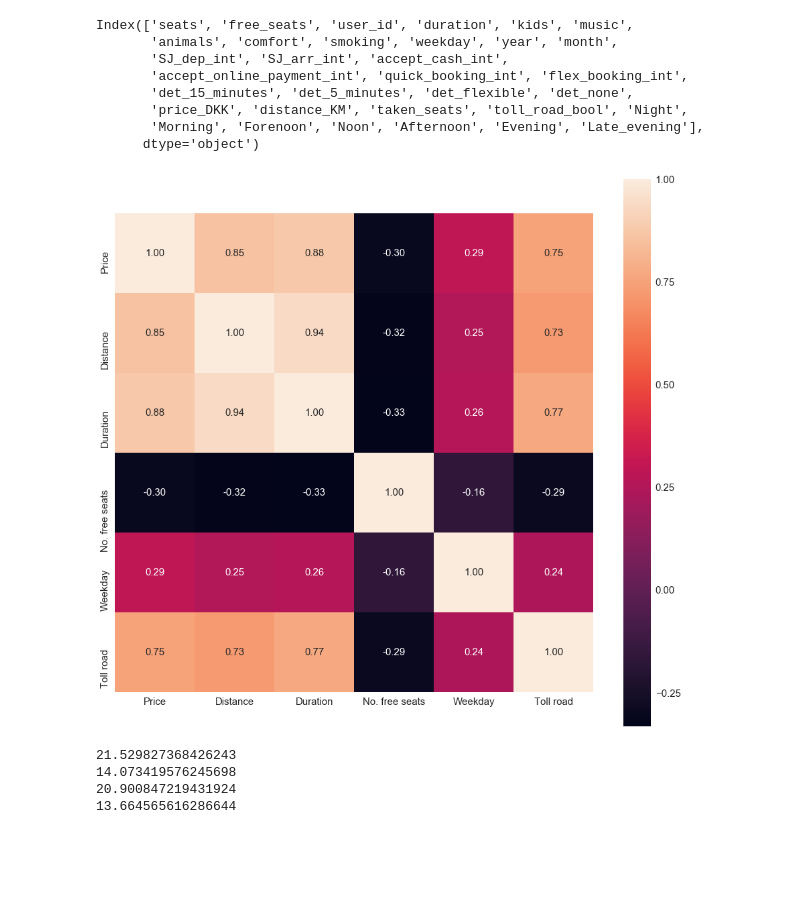
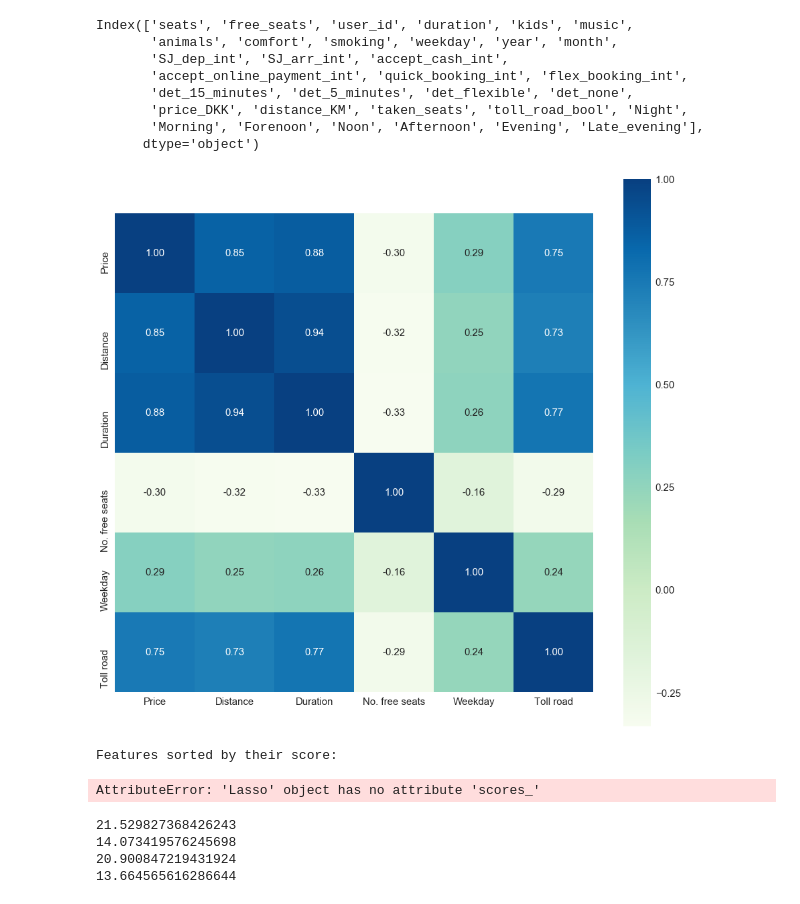
Before and after one commit to VictoriaHundevad/Social-Data-Science-Group-8, a Jupyter notebook: Machine Learning on final data.ipynb, the cells around one changed output. Saved outputs shown, nothing was run; the diff lists cells and outputs as text; code cells hidden in the pictures; blank space fills up the shorter version.

```diff
--- a/Machine Learning on final data.ipynb
+++ b/Machine Learning on final data.ipynb
@@ -2,7 +2,7 @@
 # Machine Learning, GoMore
 # %%
 import pandas as pd
-df = pd.read_csv('GoMore_Data_DK_270818.csv', sep=',', low_memory=False)
+df = pd.read_csv('/Users/victoriamariastokholmhundevad/Desktop/Egen kopi 1/GoMore_Data_DK_270818.csv', sep=',', low_memory=False)
 df.head()
 # %% [output]
 |  | id | depart_date_time | seats | free_seats | user_id | handle_fee_rate | handle_fee_ceiling_factor | ... |
@@ -61,22 +61,22 @@ Index(['seats', 'free_seats', 'user_id', 'duration', 'kids', 'music',
 # %%
 #correlation matrix - help to select features based on linear corr
 # - interested in features that have a high correlation with target variabel price
 import seaborn as sns
 import matplotlib.pyplot as plt
 import numpy as np
 cols = ['price_DKK', 'distance_KM', 'duration', 'free_seats', 'weekday', 'toll_road_bool']
 col_names = ['Price', 'Distance', 'Duration', 'No. free seats', 'Weekday', 'Toll road']
 cm = np.corrcoef(sample[cols].values.T)
 sns.set(font_scale=1.5)
 plt.figure(figsize = (16,15))
-hm = sns.heatmap(cm, cbar=True, annot=True, square=True,
+hm = sns.heatmap(cm, cmap = 'GnBu', cbar=True, annot=True, square=True,
                  fmt='.2f', annot_kws={'size':15},
                  yticklabels=col_names, xticklabels=col_names)
 fig = hm.get_figure()
-fig.savefig('/Users/bruger/Downloads/korrelationsmatrix.png')
+fig.savefig('Heatmap.png')
 plt.show()
 # %% [output]
-[figure, old version]
+[figure, new version]
 # %%
 #good linear relationship between price and distance? see p. 463 in PML
 # %%
@@ -97,3 +97,13 @@ from sklearn.model_selection import cross_val_score #cross validation (gør kfol
 from sklearn.linear_model import Ridge
 from sklearn.linear_model import Lasso
 from sklearn.linear_model import ElasticNet
+# %%
+lasso = Lasso(alpha=0.01)
+lasso.fit(X_train, y_train)
+
+print ("Features sorted by their score:")
+print (sorted(zip(map(lambda X_train: round(x, 4), lasso.scores_),
+                 names), reverse=True))
+# %% [output]
+Features sorted by their score:
+AttributeError: 'Lasso' object has no attribute 'scores_'
```
Also changed, not shown: parts of 2 cells of this notebook.
